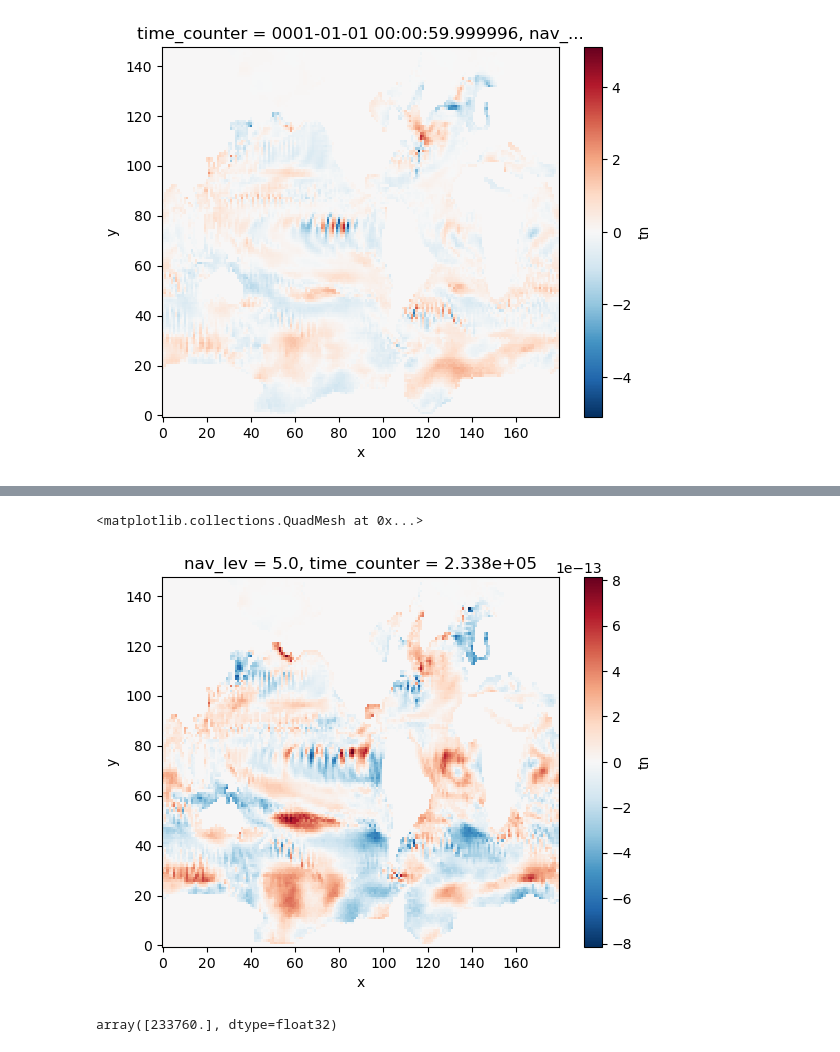
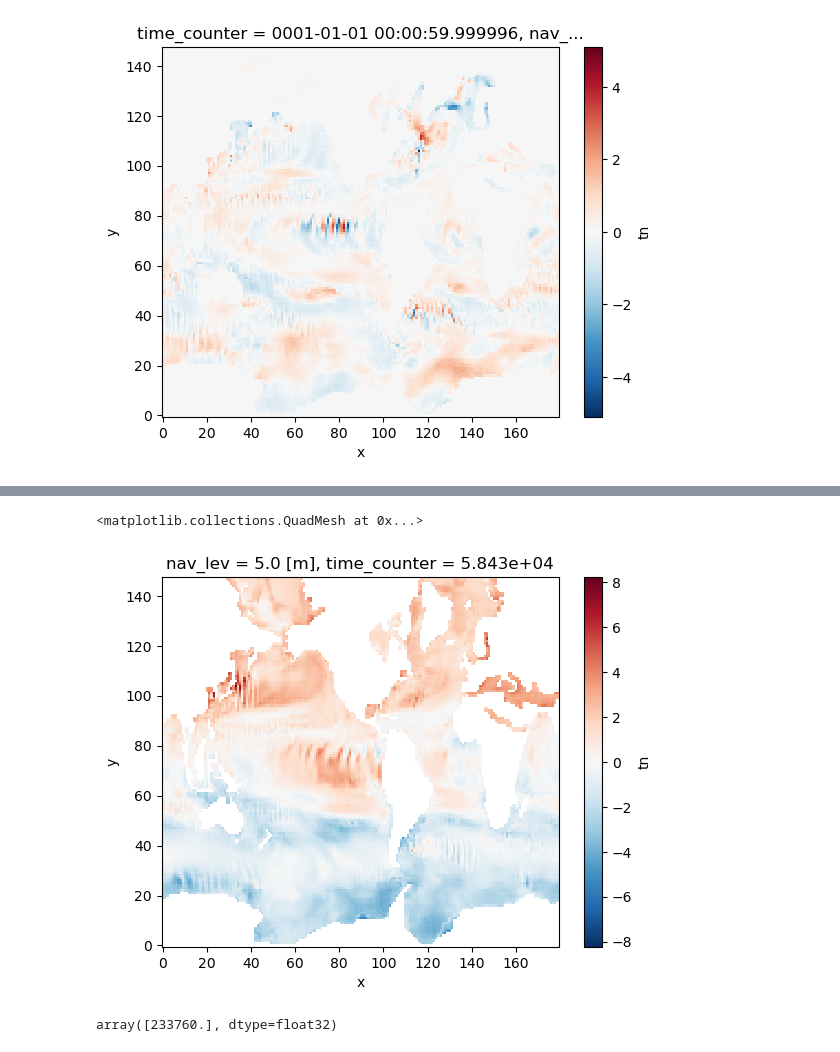
Before and after one commit to asozza/stece, a Jupyter notebook: osprey/notebooks/test_EOF3D.ipynb, the cells around one changed output, grey strips where cells are left out. Drawn from its saved outputs; the diff is of its cells as text; code cells hidden in the pictures.

```diff
--- a/osprey/notebooks/test_EOF3D_restart.ipynb
+++ b/osprey/notebooks/test_EOF3D.ipynb
@@ -10,10 +10,10 @@ from osprey.utils.folders import folders
 from osprey.utils.time import get_startleg, get_year, get_forecast_year
 from osprey.actions.reader import reader_rebuilt
 # %%
-expname = "lfr0"
+expname = "FE00"
 var = "tn"
 ndim ="3D"
-endleg = 41
+endleg = 11
 yearspan = 10
 yearleap = 10
 # %%
@@ -127,5 +127,5 @@ field['tn'].isel(nav_lev=0).plot()
 # %%
 filename = os.path.join(dirs['tmp'], str(endleg).zfill(3), "restart.nc")
 ndata = xr.open_mfdataset(filename, use_cftime=True)
-filename = os.path.join(dirs['tmp'], str(endleg).zfill(3), "lfr0_00233760_restart.nc")
+filename = os.path.join(dirs['tmp'], str(endleg).zfill(3), "FE00_*_restart.nc")
 rdata = xr.open_mfdataset(filename, use_cftime=True)
@@ -152,9 +132,9 @@ Attributes:
 # %%
-delta = ndata[var].isel(nav_lev=0)-rdata[var].isel(time_counter=0,nav_lev=0)
+delta = ndata[var].isel(time_counter=0,nav_lev=0)-rdata[var].isel(time_counter=0,nav_lev=0)
 delta.plot()
 # %% [output]
 <matplotlib.collections.QuadMesh at 0x...>
-[figure, old version]
+[figure, new version]
 # %%
 rdata['time_counter'].values
 # %% [output]
```
Also changed, not shown: parts of 1 cell of this notebook, 11 other files.
